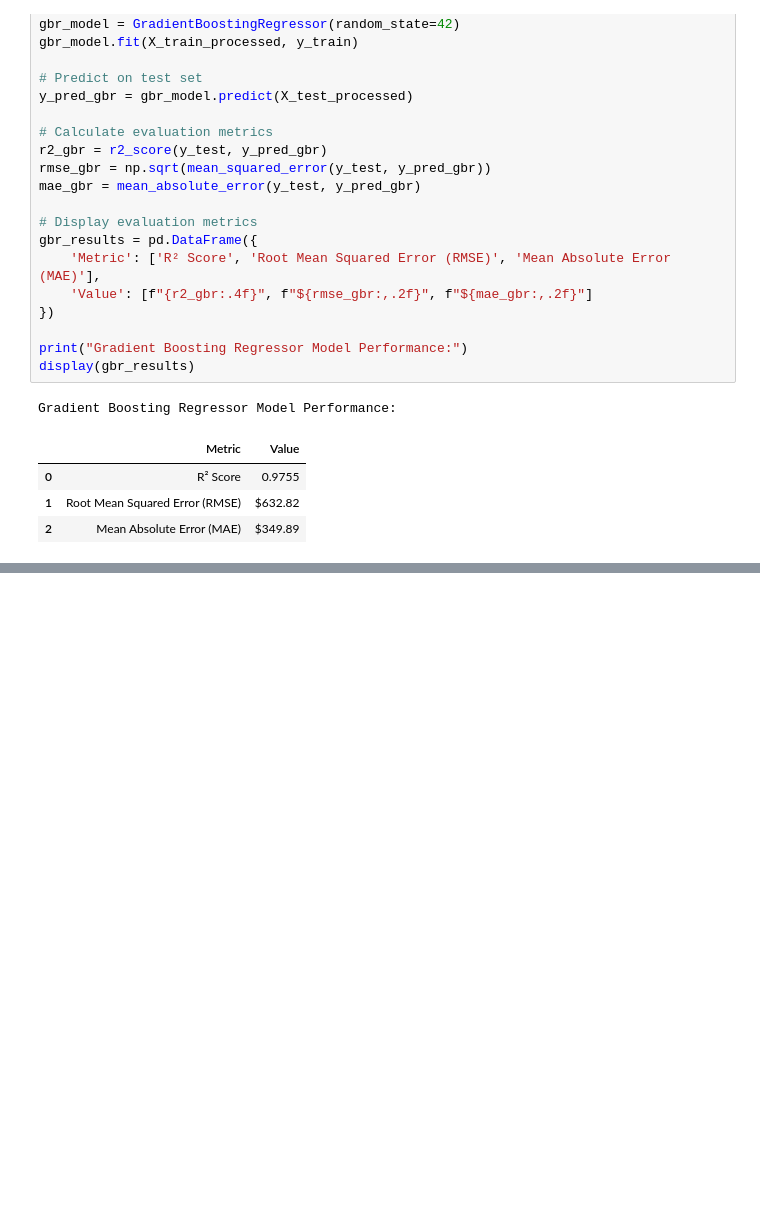
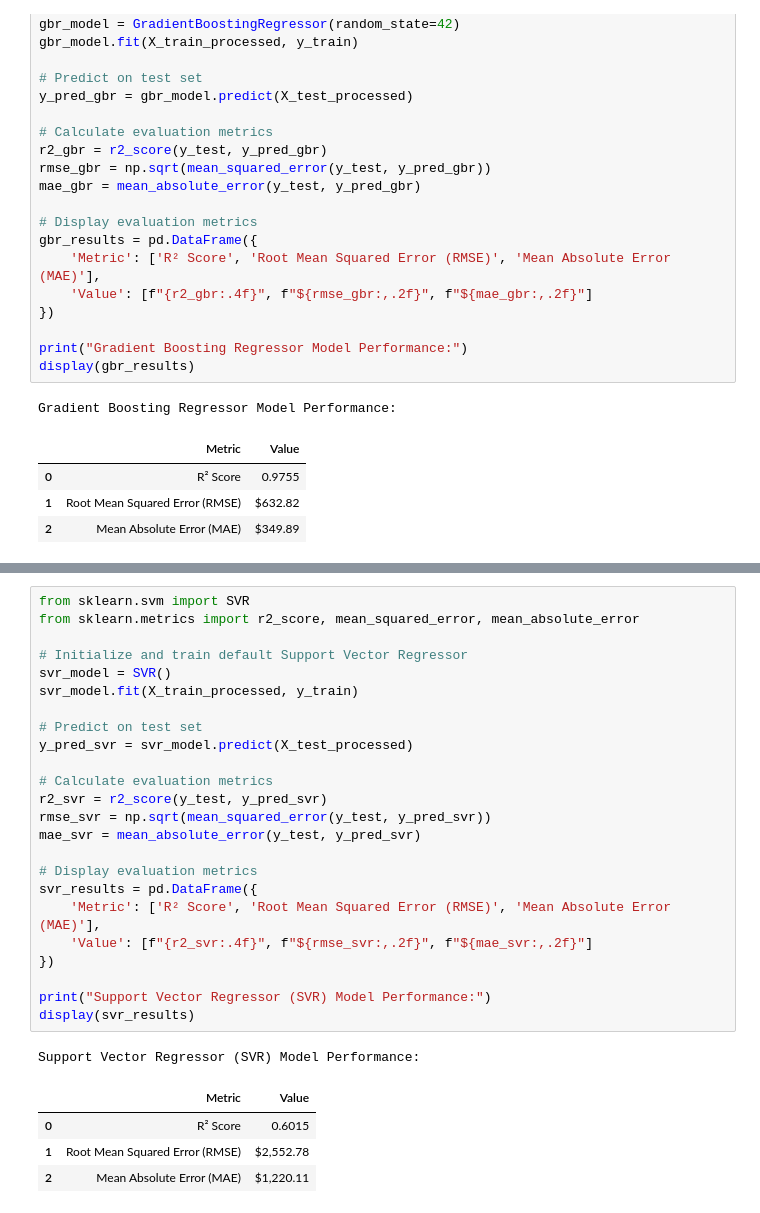
Before and after one commit to anish435/ML_capstone_project, a Jupyter notebook: notebooks/regression.ipynb, the cells around one changed output, grey strips where cells are left out. Drawn from its saved outputs; the diff is of its cells as text; blank space fills up the shorter version.

Commit message:
Regression: Implement Support Vector Regressor

```diff
--- a/notebooks/regression.ipynb
+++ b/notebooks/regression.ipynb
@@ -1049,0 +1054,30 @@ Gradient Boosting Regressor Model Performance:
+# %%
+from sklearn.svm import SVR
+from sklearn.metrics import r2_score, mean_squared_error, mean_absolute_error
+
+# Initialize and train default Support Vector Regressor
+svr_model = SVR()
+svr_model.fit(X_train_processed, y_train)
+
+# Predict on test set
+y_pred_svr = svr_model.predict(X_test_processed)
+
+# Calculate evaluation metrics
+r2_svr = r2_score(y_test, y_pred_svr)
+rmse_svr = np.sqrt(mean_squared_error(y_test, y_pred_svr))
+mae_svr = mean_absolute_error(y_test, y_pred_svr)
+
+# Display evaluation metrics
+svr_results = pd.DataFrame({
+    'Metric': ['R² Score', 'Root Mean Squared Error (RMSE)', 'Mean Absolute Error (MAE)'],
+    'Value': [f"{r2_svr:.4f}", f"${rmse_svr:,.2f}", f"${mae_svr:,.2f}"]
+})
+
+print("Support Vector Regressor (SVR) Model Performance:")
+display(svr_results)
+# %% [output]
+Support Vector Regressor (SVR) Model Performance:
+|  | Metric | Value |
+| 0 | R² Score | 0.6015 |
+| 1 | Root Mean Squared Error (RMSE) | $2,552.78 |
+| 2 | Mean Absolute Error (MAE) | $1,220.11 |
```
Also changed, not shown: parts of 2 cells of this notebook, 1 other file.
